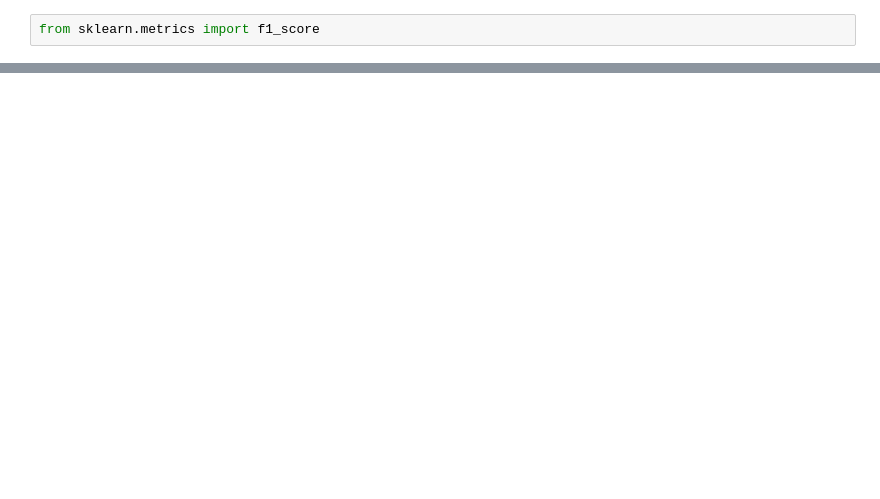
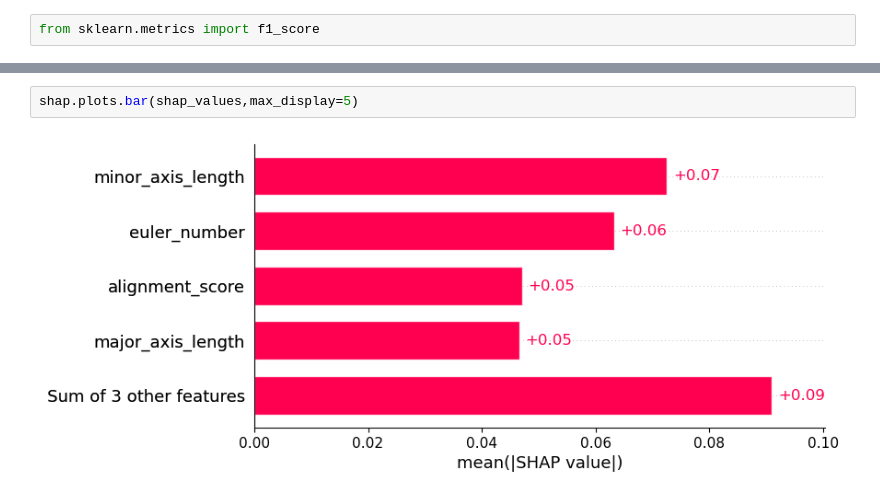
Before and after one commit to Schumacher-group/IMC_TNBC_analysis, a Jupyter notebook: results_analysis/prediction/collagen_fiber.ipynb, the cells around one changed output, grey strips where cells are left out. Drawn from its saved outputs; the diff is of its cells as text; blank space fills up the shorter version.

```diff
--- a/results_analysis/prediction/collagen_fiber.ipynb
+++ b/results_analysis/prediction/collagen_fiber.ipynb
@@ -159,0 +173,4 @@ Subclasses:
+# %%
+shap.plots.bar(shap_values,max_display=5)
+# %% [output]
+[figure, added]
```
Also changed, not shown: parts of 11 cells of this notebook, 1 other file.
